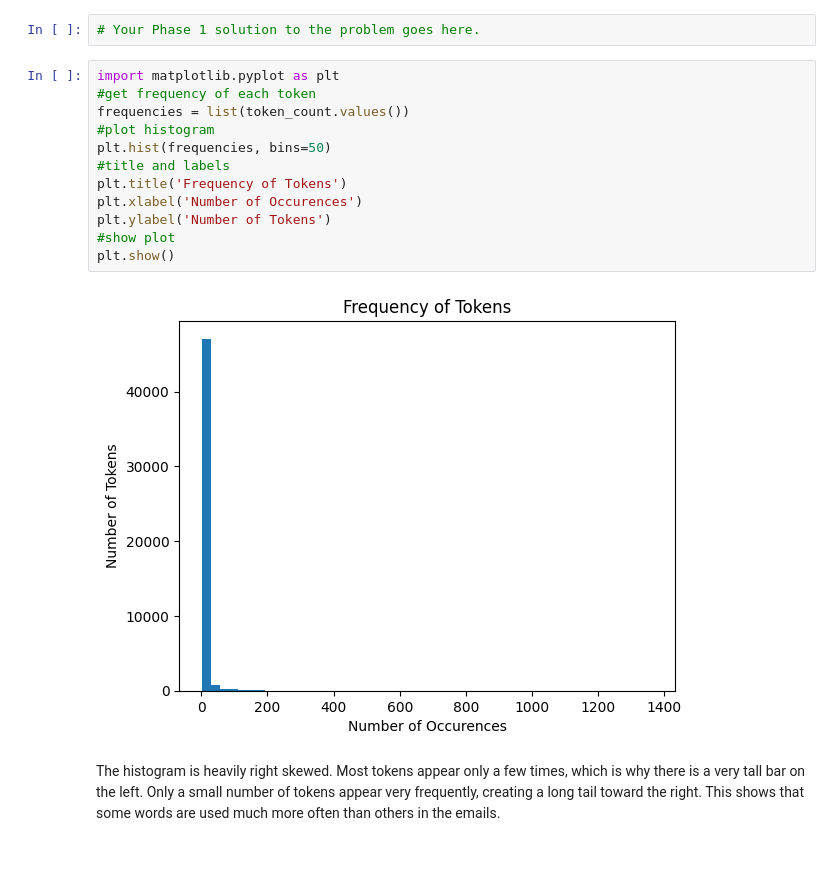
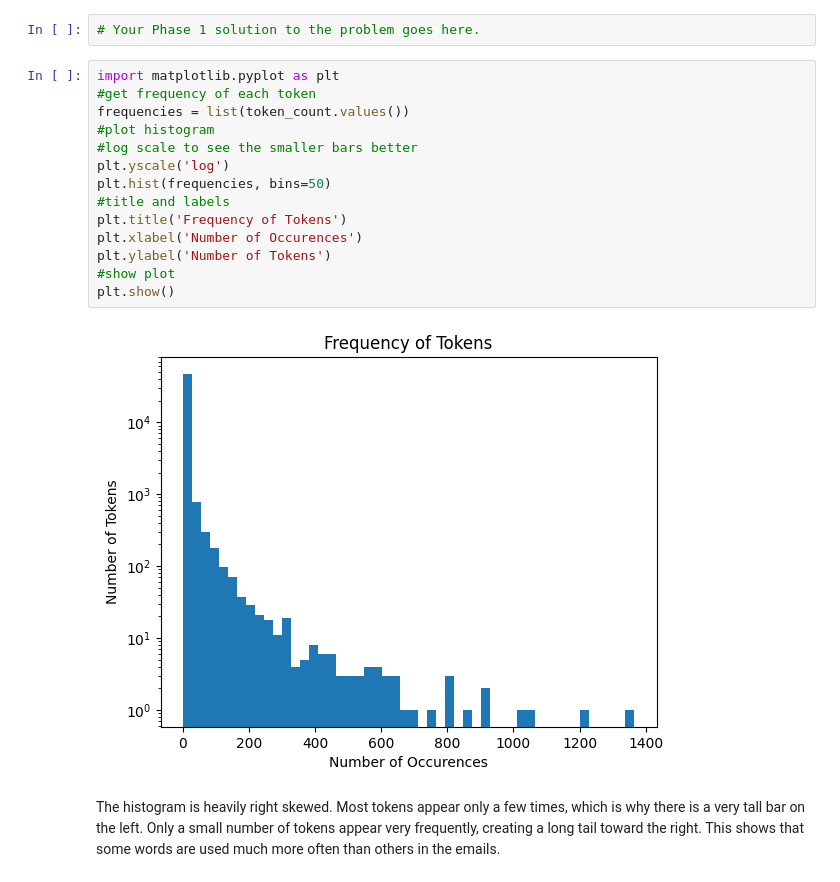
Before and after one commit to raffaellaalpaca-ai/A05-pca, a Jupyter notebook: notebook.ipynb, the cells around one changed output. Drawn from its saved outputs; the diff is of its cells as text.

```diff
--- a/notebook.ipynb
+++ b/notebook.ipynb
@@ -62,17 +62,19 @@ notebook before beginning Phase 2.
 # %%
 import matplotlib.pyplot as plt
 #get frequency of each token
 frequencies = list(token_count.values())
 #plot histogram
+#log scale to see the smaller bars better
+plt.yscale('log')
 plt.hist(frequencies, bins=50)
 #title and labels
 plt.title('Frequency of Tokens')
 plt.xlabel('Number of Occurences')
 plt.ylabel('Number of Tokens')
 #show plot
 plt.show()
 # %% [output]
-[figure, old version]
+[figure, new version]
 # %% [markdown]
 The histogram is heavily right skewed. Most tokens appear only a few times, which is why there is a very tall bar on the left. Only a small number of tokens appear very frequently, creating a long tail toward the right. This shows that some words are used much more often than others in the emails.
 # %% [markdown]
```
Also changed, not shown: parts of 5 cells of this notebook.
